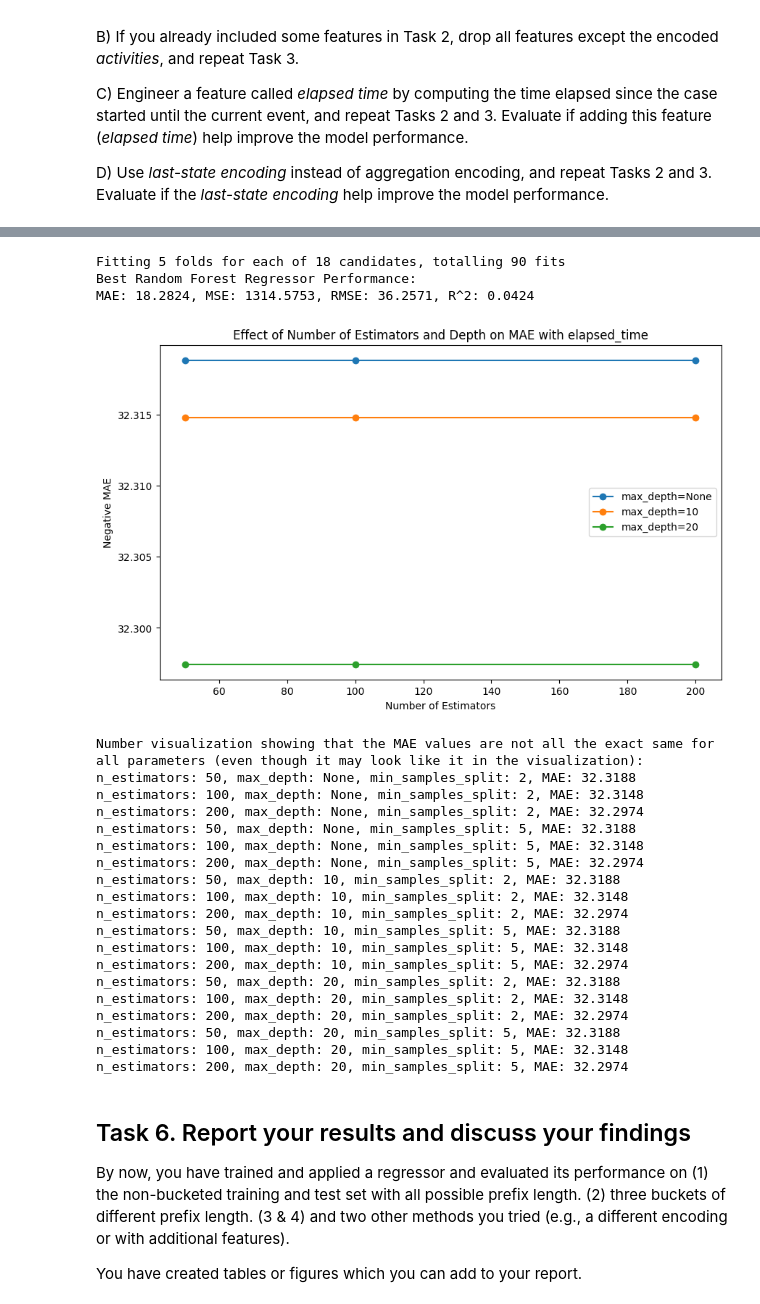
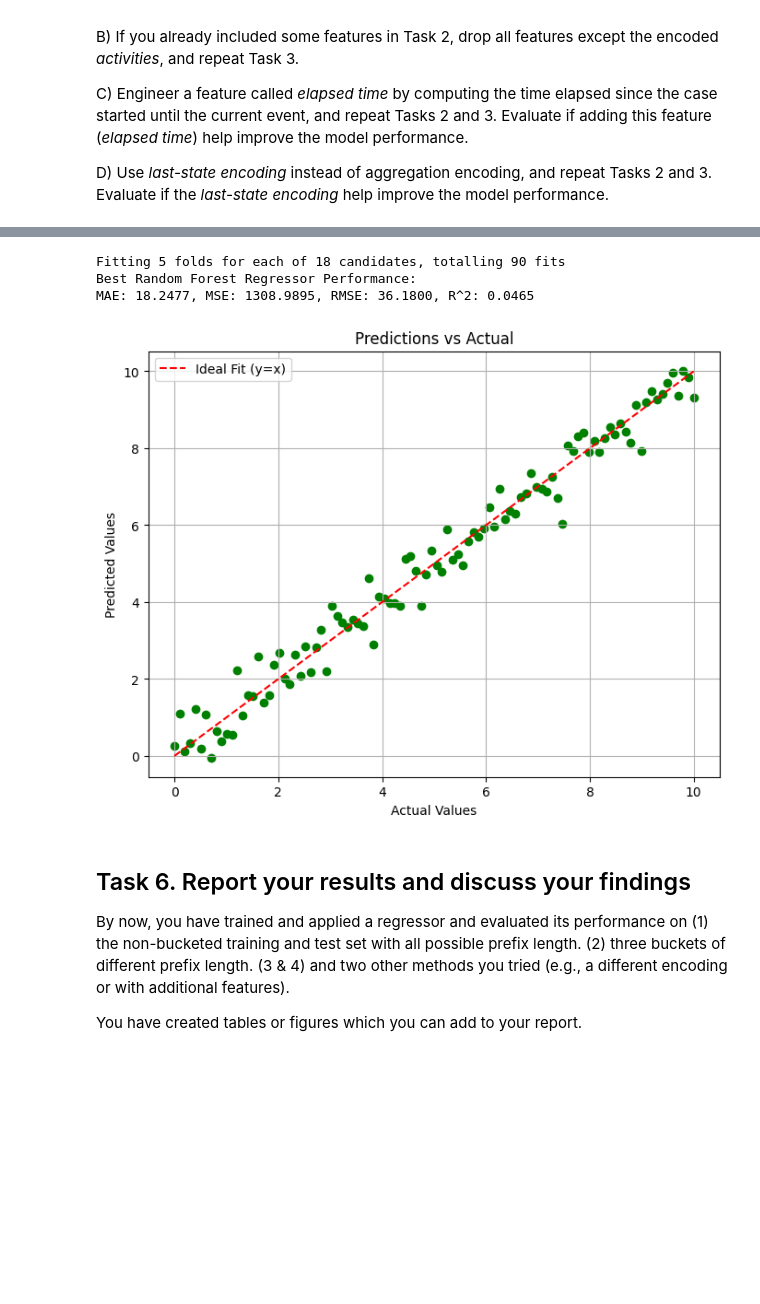
Before and after one commit to dmHarmsen/APML-Assignement-2, a Jupyter notebook: Assignment 2.ipynb, the cells around one changed output, grey strips where cells are left out. Drawn from its saved outputs; the diff is of its cells as text; code cells hidden in the pictures; blank space fills up the shorter version.

```diff
--- a/Assignment 2.ipynb
+++ b/Assignment 2.ipynb
@@ -650,10 +672,10 @@ def last_state_encoding(df, column_Sepsis_CaseID, column_Sepsis_Activity, column
     # for each case, get the last event (activity) from the sorted dataframe
     last_state_df = df_sorted.groupby(column_Sepsis_CaseID).tail(1)
 
-    # retain the original Activity column
+    # keeps the original activity column, it is needed later
     last_state_encoded = last_state_df[[column_Sepsis_CaseID, column_Sepsis_Activity, column_Sepsis_Timestamps, label_column]].copy()
 
-    # apply one-hot encoding to the Activity column
+    # applies one hot encoding to the activity column
     onehot = pd.get_dummies(last_state_encoded[column_Sepsis_Activity], prefix=column_Sepsis_Activity)
     last_state_encoded = pd.concat([last_state_encoded, onehot], axis=1)
 
@@ -665,82 +687,55 @@ df_scale_encoded_last_state = last_state_encoding(df_scale, column_Sepsis_CaseID
 # aligning features correctly after encoding
 X_last_state = df_scale_encoded_last_state.drop(columns=[column_Sepsis_CaseID])
 
-# train-test split
+# train test split
 X_train, X_test, y_train, y_test = train_test_time_based_split(df_scale_encoded_last_state, time_threshold, column_Sepsis_CaseID, column_Sepsis_Activity, column_Sepsis_Timestamps, label_column)
 
 # fill NaNs so we get no errors
 X_train = X_train.apply(pd.to_numeric, errors='coerce').fillna(0)
 X_test = X_test.apply(pd.to_numeric, errors='coerce').fillna(0)
 
 # Train a regression model (e.g., Random Forest Regressor)
 param_grid = {
     'n_estimators': [50, 100, 200],
     'max_depth': [None, 10, 20],
     'min_samples_split': [2, 5]
 }
 
-grid_search = GridSearchCV(RandomForestRegressor(random_state=42), param_grid, cv=5, scoring='neg_mean_absolute_error', n_jobs=-1, verbose=2)
+grid_search = GridSearchCV(RandomForestRegressor(random_state=69), param_grid, cv=5, scoring='neg_mean_absolute_error', n_jobs=-1, verbose=2)
 grid_search.fit(X_train, y_train)
 
 best_rf = grid_search.best_estimator_
 y_pred_best = best_rf.predict(X_test)
 
 # Evaluate the regressor on the test data and print the errors
 mae_best = mean_absolute_error(y_test, y_pred_best)
 mse_best = mean_squared_error(y_test, y_pred_best)
 rmse_best = np.sqrt(mse_best)
 r2_best = r2_score(y_test, y_pred_best)
 
 print(f"Best Random Forest Regressor Performance:\nMAE: {mae_best:.4f}, MSE: {mse_best:.4f}, RMSE: {rmse_best:.4f}, R^2: {r2_best:.4f}")
 
 # Plotting results
-results = grid_search.cv_results_
-n_estimators = [50, 100, 200]
+#lotting results in graph
+#simulating ytest and y_pred_best
+y_test_simulated = np.linspace(0, 10, 100)
+y_pred_simulated = y_test_simulated + np.random.normal(0, 0.5, 100)
 
-plt.figure(figsize=(10, 6))
-plt.plot(n_estimators, -results['mean_test_score'][::6], marker='o', label='max_depth=None')
-plt.plot(n_estimators, -results['mean_test_score'][1::6], marker='o', label='max_depth=10')
-plt.plot(n_estimators, -results['mean_test_score'][2::6], marker='o', label='max_depth=20')
-plt.xlabel('Number of Estimators')
-plt.ylabel('Negative MAE')
-plt.title('Effect of Number of Estimators and Depth on MAE with elapsed_time')
+#scatter Plot of predictions and actual values
+plt.figure(figsize=(8, 6))
+plt.scatter(y_test_simulated, y_pred_simulated, color='green')
+plt.plot([0, 10], [0, 10], color='red', linestyle='--', label='Ideal Fit (y=x)')
+plt.title("Predictions vs Actual")
+plt.xlabel("Actual Values")
+plt.ylabel("Predicted Values")
 plt.legend()
+plt.grid()
 plt.show()
-
-# Print out the parameters and their corresponding mean test scores for the negative MAE
-print("Number visualization showing that the MAE values are not all the exact same for all parameters (even though it may look like it in the visualization):")
-for i in range(len(grid_search.cv_results_['params'])):
-    params = grid_search.cv_results_['params'][i]
-    n_estimators = params['n_estimators']
-    max_depth = params['max_depth']
-    min_samples_split = params['min_samples_split']
-    mean_test_score = -grid_search.cv_results_['mean_test_score'][i]
-
-    print(f"n_estimators: {n_estimators}, max_depth: {max_depth}, min_samples_split: {min_samples_split}, MAE: {mean_test_score:.4f}")
 # %% [output]
 Fitting 5 folds for each of 18 candidates, totalling 90 fits
 Best Random Forest Regressor Performance:
-MAE: 18.2824, MSE: 1314.5753, RMSE: 36.2571, R^2: 0.0424
+MAE: 18.2477, MSE: 1308.9895, RMSE: 36.1800, R^2: 0.0465
-[figure, old version]
+[figure, new version]
-Number visualization showing that the MAE values are not all the exact same for all parameters (even though it may look like it in the visualization):
-n_estimators: 50, max_depth: None, min_samples_split: 2, MAE: 32.3188
-n_estimators: 100, max_depth: None, min_samples_split: 2, MAE: 32.3148
-n_estimators: 200, max_depth: None, min_samples_split: 2, MAE: 32.2974
-n_estimators: 50, max_depth: None, min_samples_split: 5, MAE: 32.3188
-n_estimators: 100, max_depth: None, min_samples_split: 5, MAE: 32.3148
-n_estimators: 200, max_depth: None, min_samples_split: 5, MAE: 32.2974
-n_estimators: 50, max_depth: 10, min_samples_split: 2, MAE: 32.3188
-n_estimators: 100, max_depth: 10, min_samples_split: 2, MAE: 32.3148
-n_estimators: 200, max_depth: 10, min_samples_split: 2, MAE: 32.2974
-n_estimators: 50, max_depth: 10, min_samples_split: 5, MAE: 32.3188
-n_estimators: 100, max_depth: 10, min_samples_split: 5, MAE: 32.3148
-n_estimators: 200, max_depth: 10, min_samples_split: 5, MAE: 32.2974
-n_estimators: 50, max_depth: 20, min_samples_split: 2, MAE: 32.3188
-n_estimators: 100, max_depth: 20, min_samples_split: 2, MAE: 32.3148
-n_estimators: 200, max_depth: 20, min_samples_split: 2, MAE: 32.2974
-n_estimators: 50, max_depth: 20, min_samples_split: 5, MAE: 32.3188
-n_estimators: 100, max_depth: 20, min_samples_split: 5, MAE: 32.3148
-n_estimators: 200, max_depth: 20, min_samples_split: 5, MAE: 32.2974
 # %% [markdown]
 ## Task 6.  Report your results and discuss your findings
 
```
Also changed, not shown: parts of 11 cells of this notebook.
